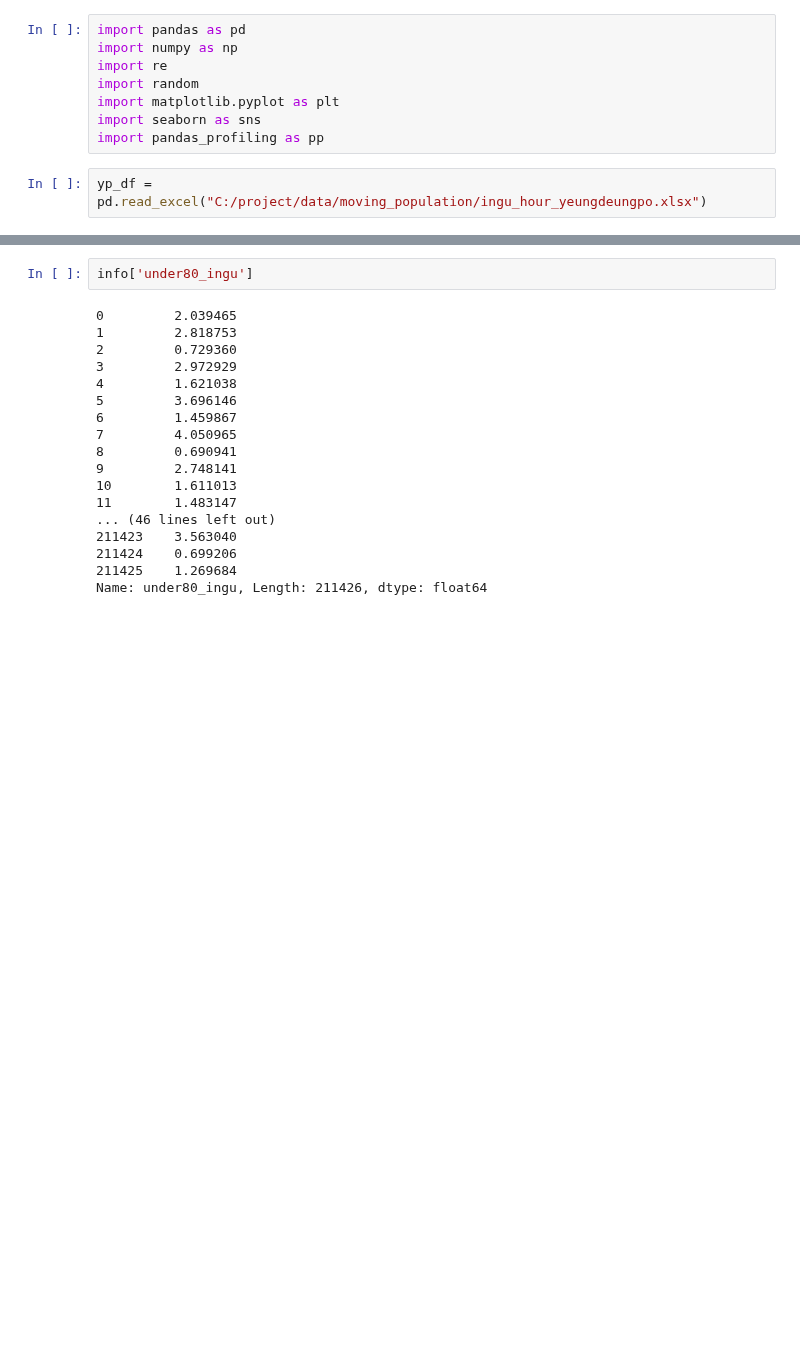
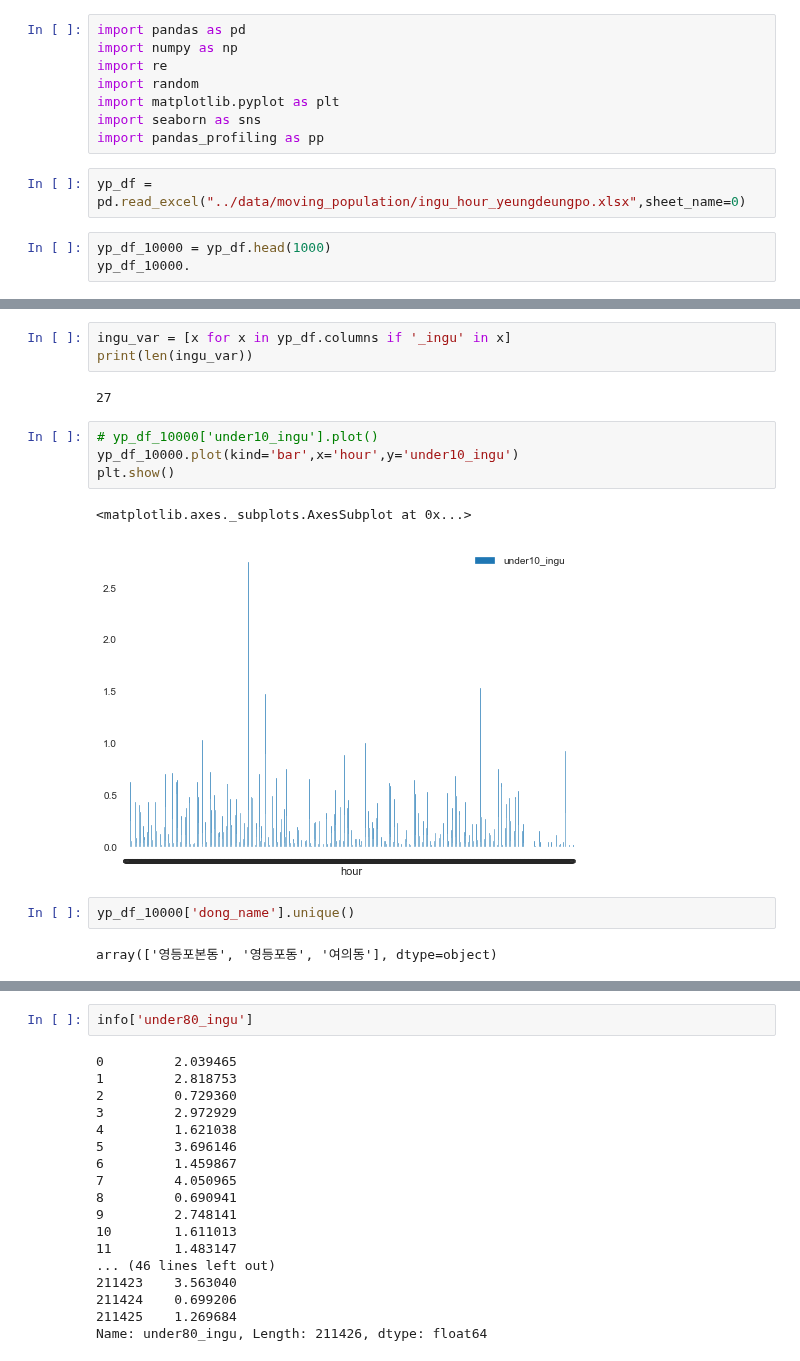
Before and after one commit to Edwardkim0/Place_trend_analysis, a Jupyter notebook: eda.ipynb, the cells around one changed output, grey strips where cells are left out. Saved outputs shown, nothing was run; the diff lists cells and outputs as text; blank space fills up the shorter version.

Commit message:
eda_pandas
data pre process

```diff
--- a/eda.ipynb
+++ b/eda.ipynb
@@ -7,4 +7,7 @@ import matplotlib.pyplot as plt
 import seaborn as sns
 import pandas_profiling as pp
 # %%
-yp_df = pd.read_excel("C:/project/data/moving_population/ingu_hour_yeungdeungpo.xlsx")
+yp_df = pd.read_excel("../data/moving_population/ingu_hour_yeungdeungpo.xlsx",sheet_name=0)
+# %%
+yp_df_10000 = yp_df.head(1000)
+yp_df_10000.
@@ -10,0 +43,16 @@ yp_df = pd.read_excel("C:/project/data/moving_population/ingu_hour_yeungdeungpo.
+# %%
+ingu_var = [x for x in yp_df.columns if '_ingu' in x]
+print(len(ingu_var))
+# %% [output]
+27
+# %%
+# yp_df_10000['under10_ingu'].plot()
+yp_df_10000.plot(kind='bar',x='hour',y='under10_ingu')
+plt.show()
+# %% [output]
+<matplotlib.axes._subplots.AxesSubplot at 0x...>
+[figure, added]
+# %%
+yp_df_10000['dong_name'].unique()
+# %% [output]
+array(['영등포본동', '영등포동', '여의동'], dtype=object)
```
Also changed, not shown: parts of 6 cells of this notebook.
